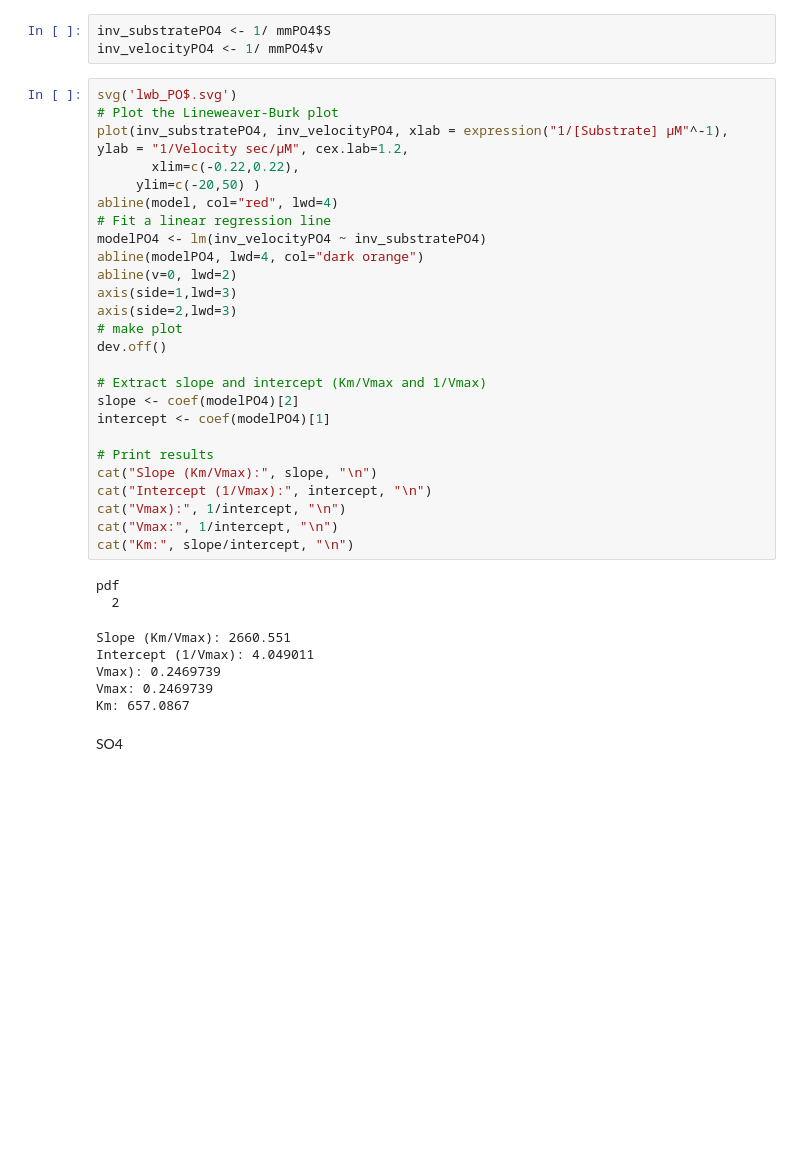
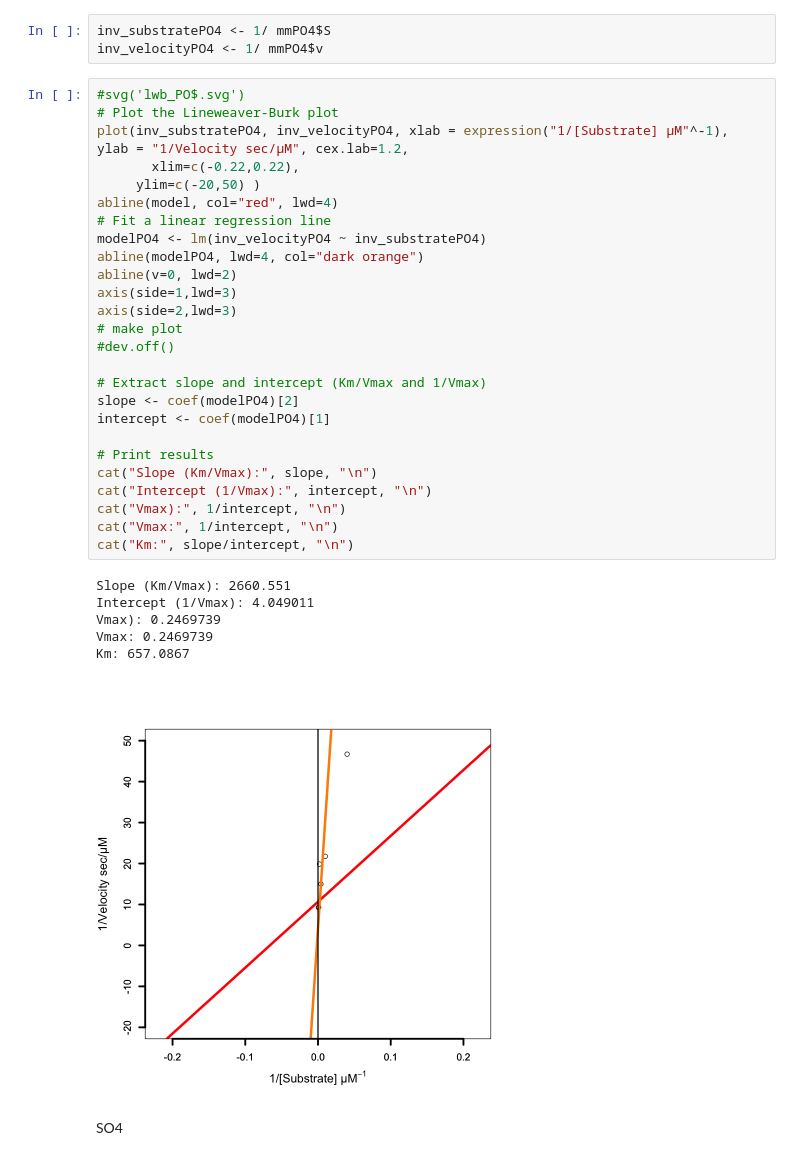
Before and after one commit to piqueen314/enzyme_kinematics, a Jupyter notebook: lineweaverBurk.ipynb, the cells around one changed output. Cells and saved outputs as stored; diff of their text form; blank space fills up the shorter version.

```diff
--- a/lineweaverBurk.ipynb
+++ b/lineweaverBurk.ipynb
@@ -192,39 +166,38 @@ print(mmPO4)
 inv_substratePO4 <- 1/ mmPO4$S
 inv_velocityPO4 <- 1/ mmPO4$v
 # %%
-svg('lwb_PO$.svg')
+#svg('lwb_PO$.svg')
 # Plot the Lineweaver-Burk plot
 plot(inv_substratePO4, inv_velocityPO4, xlab = expression("1/[Substrate] μM"^-1), ylab = "1/Velocity sec/μM", cex.lab=1.2,
        xlim=c(-0.22,0.22),
      ylim=c(-20,50) )
 abline(model, col="red", lwd=4)
 # Fit a linear regression line
 modelPO4 <- lm(inv_velocityPO4 ~ inv_substratePO4)
 abline(modelPO4, lwd=4, col="dark orange")
 abline(v=0, lwd=2)
 axis(side=1,lwd=3)
 axis(side=2,lwd=3)
 # make plot
-dev.off()
+#dev.off()
 
 # Extract slope and intercept (Km/Vmax and 1/Vmax)
 slope <- coef(modelPO4)[2]
 intercept <- coef(modelPO4)[1]
 
 # Print results
 cat("Slope (Km/Vmax):", slope, "\n")
 cat("Intercept (1/Vmax):", intercept, "\n")
 cat("Vmax):", 1/intercept, "\n")
 cat("Vmax:", 1/intercept, "\n")
 cat("Km:", slope/intercept, "\n")
 # %% [output]
-pdf
-  2
+Slope (Km/Vmax): 2660.551
+Intercept (1/Vmax): 4.049011
+Vmax): 0.2469739
+Vmax: 0.2469739
+Km: 657.0867
-Slope (Km/Vmax): 2660.551
-Intercept (1/Vmax): 4.049011
-Vmax): 0.2469739
-Vmax: 0.2469739
-Km: 657.0867
+[figure, added]
 # %% [markdown]
 SO4
 # %%
```
Also changed, not shown: parts of 7 cells of this notebook, 10 other files.
